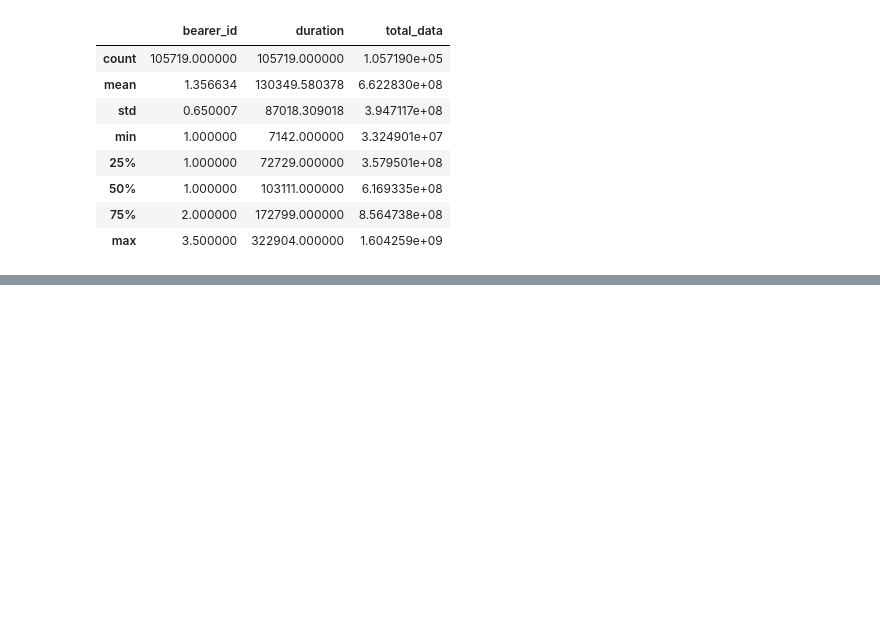
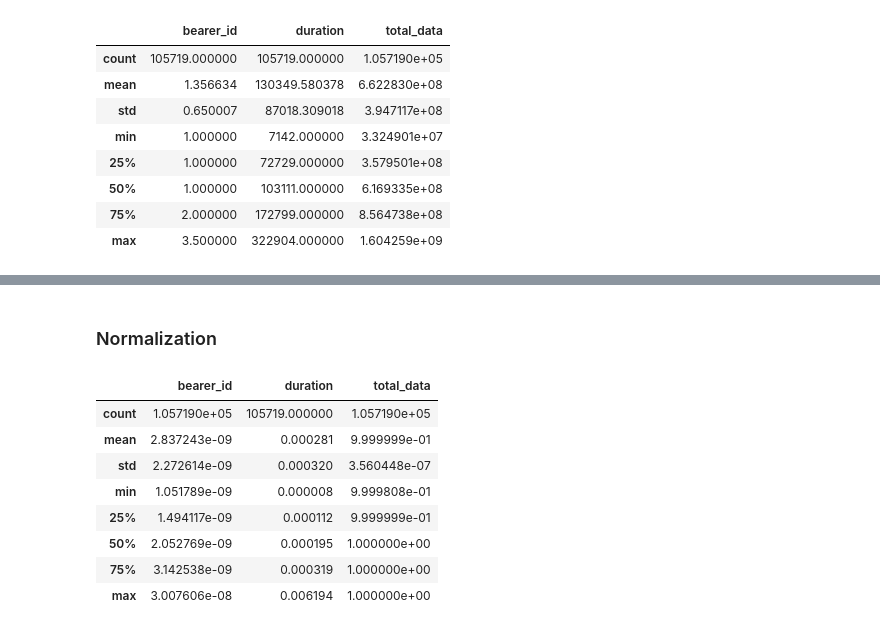
Before and after one commit to michaelgetachew-abebe/Telecom-User-Analytics, a Jupyter notebook: notebooks/user_engagement_analysis.ipynb, the cells around one changed output, grey strips where cells are left out. Cells and saved outputs as stored; diff of their text form; code cells hidden in the pictures; blank space fills up the shorter version.

```diff
--- a/notebooks/user_engagement_analysis.ipynb
+++ b/notebooks/user_engagement_analysis.ipynb
@@ -180,0 +181,2 @@ for col in col_list:
+# %% [markdown]
+### Normalization
@@ -180,0 +186,13 @@ for col in col_list:
+# %%
+normalized_user_engagement_metrics = assistant.normalizer(users_engagement_metrics, ['bearer_id', 'duration', 'total_data'])
+normalized_user_engagement_metrics.describe()
+# %% [output]
+|  | bearer_id | duration | total_data |
+| count | 1.057190e+05 | 105719.000000 | 1.057190e+05 |
+| mean | 2.837243e-09 | 0.000281 | 9.999999e-01 |
+| std | 2.272614e-09 | 0.000320 | 3.560448e-07 |
+| min | 1.051789e-09 | 0.000008 | 9.999808e-01 |
+| 25% | 1.494117e-09 | 0.000112 | 9.999999e-01 |
+| 50% | 2.052769e-09 | 0.000195 | 1.000000e+00 |
+| 75% | 3.142538e-09 | 0.000319 | 1.000000e+00 |
+| max | 3.007606e-08 | 0.006194 | 1.000000e+00 |
```
Also changed, not shown: parts of 8 cells of this notebook.
